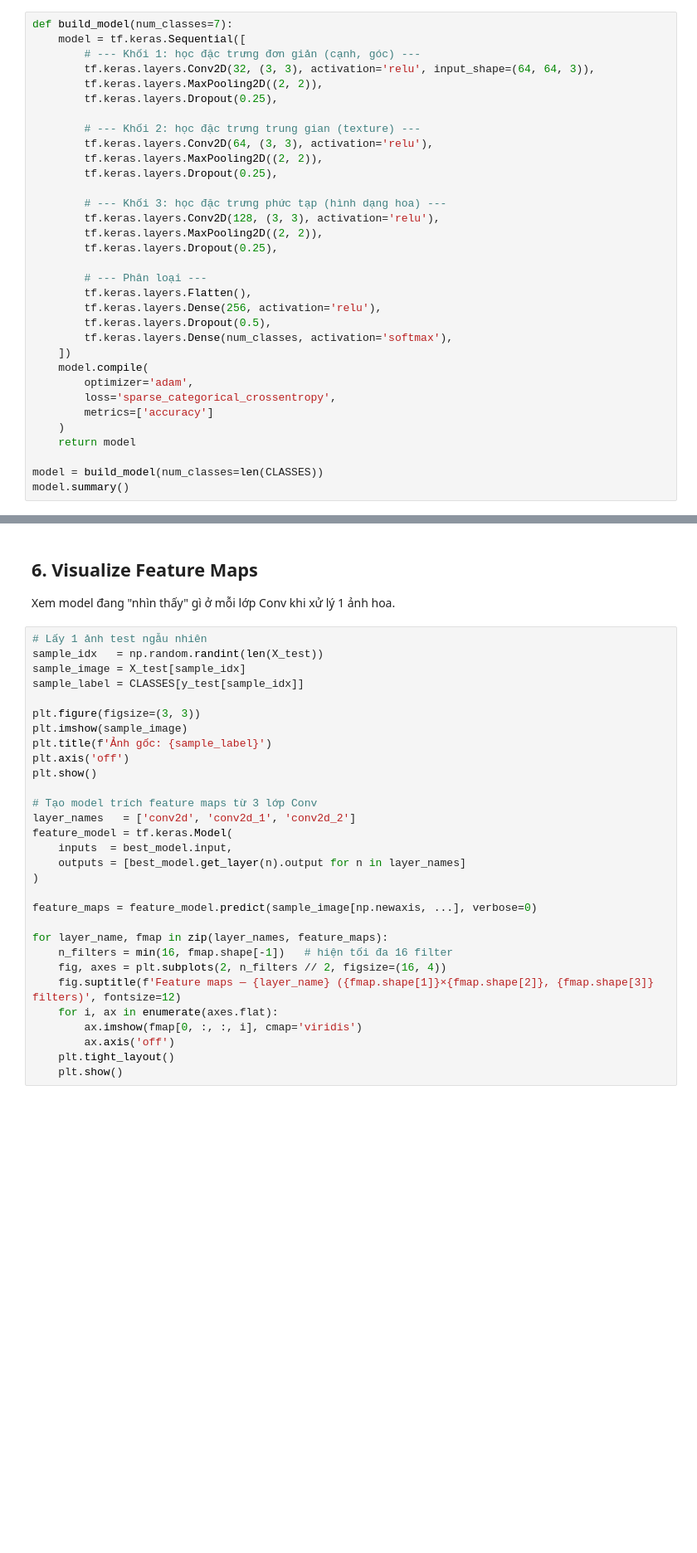
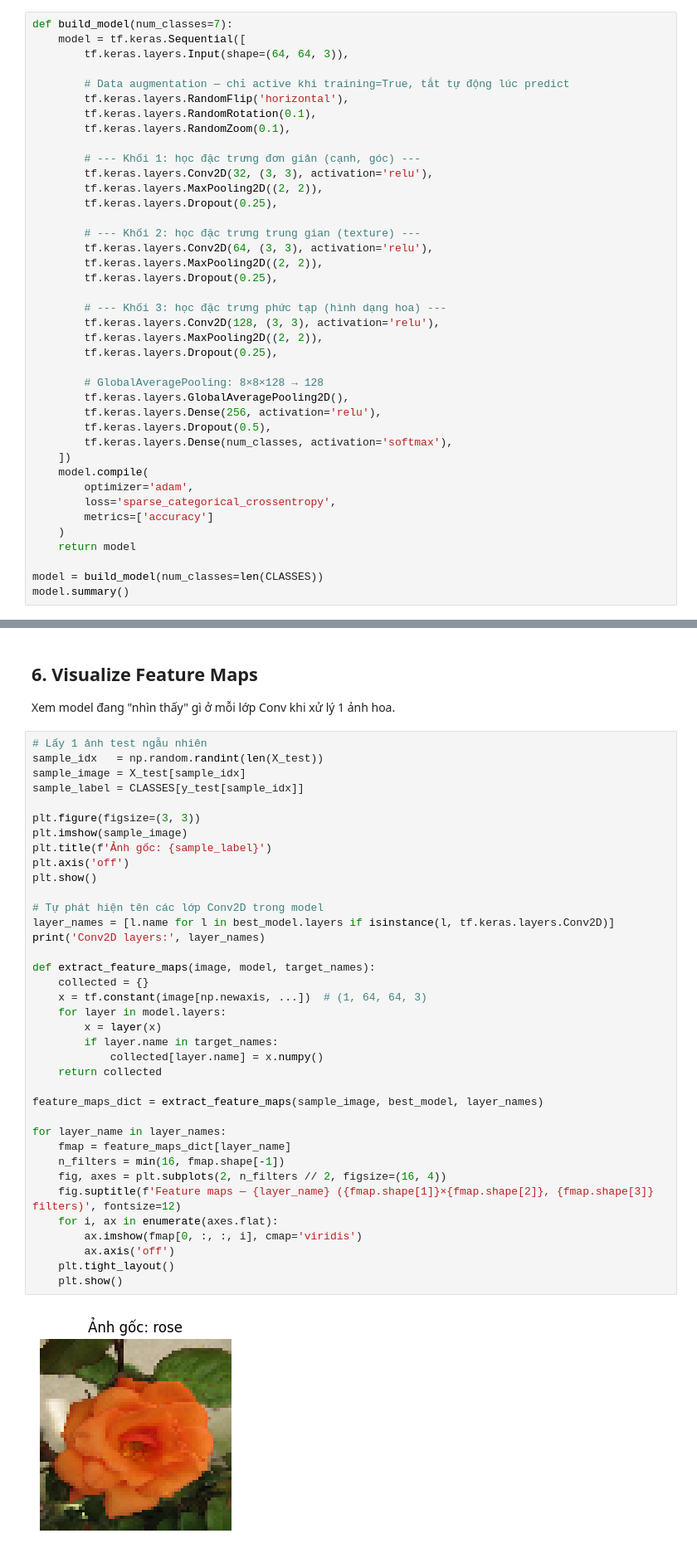
Before and after one commit to Agetooo/FlowerClassification, a Jupyter notebook: cnn_flower.ipynb, the cells around one changed output, grey strips where cells are left out. Shown at 83% size. Drawn from its saved outputs; the diff is of its cells as text; blank space fills up the shorter version.

```diff
--- a/cnn_flower.ipynb
+++ b/cnn_flower.ipynb
@@ -114,8 +135,15 @@ Input (64, 64, 3)
 # %%
 def build_model(num_classes=7):
     model = tf.keras.Sequential([
+        tf.keras.layers.Input(shape=(64, 64, 3)),
+
+        # Data augmentation — chỉ active khi training=True, tắt tự động lúc predict
+        tf.keras.layers.RandomFlip('horizontal'),
+        tf.keras.layers.RandomRotation(0.1),
+        tf.keras.layers.RandomZoom(0.1),
+
         # --- Khối 1: học đặc trưng đơn giản (cạnh, góc) ---
-        tf.keras.layers.Conv2D(32, (3, 3), activation='relu', input_shape=(64, 64, 3)),
+        tf.keras.layers.Conv2D(32, (3, 3), activation='relu'),
         tf.keras.layers.MaxPooling2D((2, 2)),
         tf.keras.layers.Dropout(0.25),
 
@@ -129,8 +157,8 @@ def build_model(num_classes=7):
         tf.keras.layers.MaxPooling2D((2, 2)),
         tf.keras.layers.Dropout(0.25),
 
-        # --- Phân loại ---
-        tf.keras.layers.Flatten(),
+        # GlobalAveragePooling: 8×8×128 → 128
+        tf.keras.layers.GlobalAveragePooling2D(),
         tf.keras.layers.Dense(256, activation='relu'),
         tf.keras.layers.Dropout(0.5),
         tf.keras.layers.Dense(num_classes, activation='softmax'),
@@ -246,30 +433,39 @@ Xem model đang "nhìn thấy" gì ở mỗi lớp Conv khi xử lý 1 ảnh hoa
 # %%
 # Lấy 1 ảnh test ngẫu nhiên
 sample_idx   = np.random.randint(len(X_test))
 sample_image = X_test[sample_idx]
 sample_label = CLASSES[y_test[sample_idx]]
 
 plt.figure(figsize=(3, 3))
 plt.imshow(sample_image)
 plt.title(f'Ảnh gốc: {sample_label}')
 plt.axis('off')
 plt.show()
 
-# Tạo model trích feature maps từ 3 lớp Conv
-layer_names   = ['conv2d', 'conv2d_1', 'conv2d_2']
-feature_model = tf.keras.Model(
-    inputs  = best_model.input,
-    outputs = [best_model.get_layer(n).output for n in layer_names]
-)
+# Tự phát hiện tên các lớp Conv2D trong model
+layer_names = [l.name for l in best_model.layers if isinstance(l, tf.keras.layers.Conv2D)]
+print('Conv2D layers:', layer_names)
 
-feature_maps = feature_model.predict(sample_image[np.newaxis, ...], verbose=0)
+def extract_feature_maps(image, model, target_names):
+    collected = {}
+    x = tf.constant(image[np.newaxis, ...])  # (1, 64, 64, 3)
+    for layer in model.layers:
+        x = layer(x)
+        if layer.name in target_names:
+            collected[layer.name] = x.numpy()
+    return collected
 
-for layer_name, fmap in zip(layer_names, feature_maps):
-    n_filters = min(16, fmap.shape[-1])   # hiện tối đa 16 filter
+feature_maps_dict = extract_feature_maps(sample_image, best_model, layer_names)
+
+for layer_name in layer_names:
+    fmap = feature_maps_dict[layer_name]
+    n_filters = min(16, fmap.shape[-1])
     fig, axes = plt.subplots(2, n_filters // 2, figsize=(16, 4))
     fig.suptitle(f'Feature maps — {layer_name} ({fmap.shape[1]}×{fmap.shape[2]}, {fmap.shape[3]} filters)', fontsize=12)
     for i, ax in enumerate(axes.flat):
         ax.imshow(fmap[0, :, :, i], cmap='viridis')
         ax.axis('off')
     plt.tight_layout()
     plt.show()
+# %% [output]
+[figure, added]
```
Also changed, not shown: parts of 14 cells of this notebook, 2 other files.
